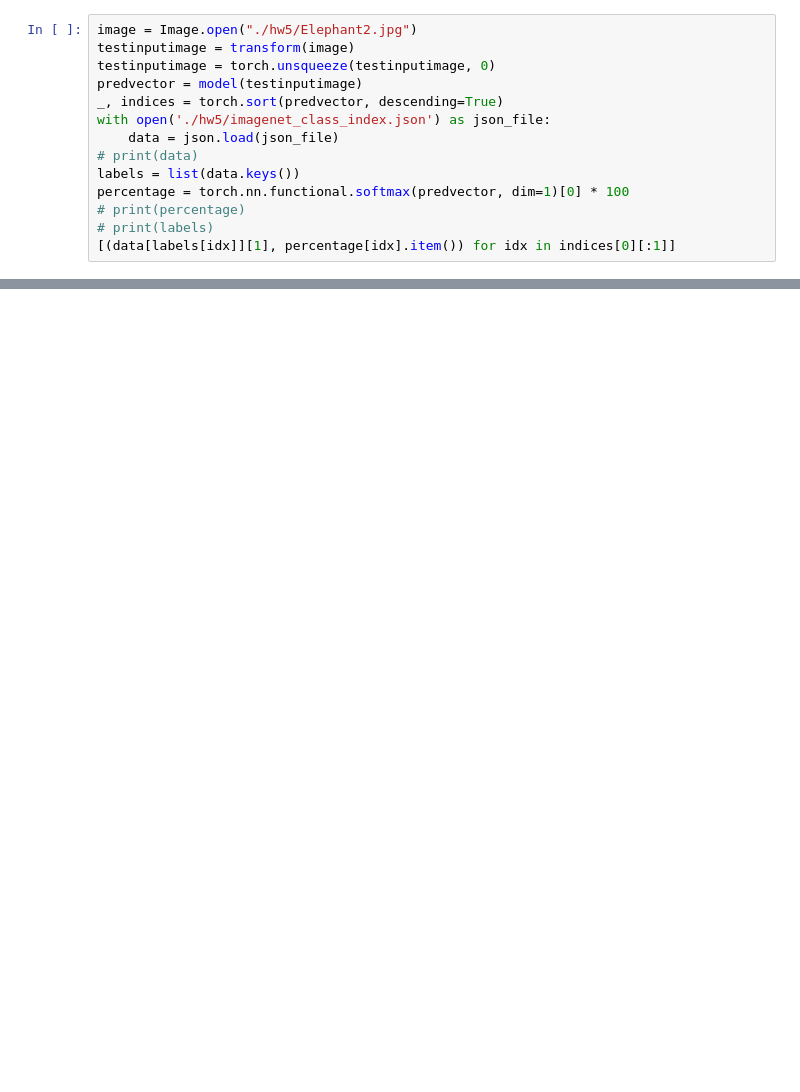
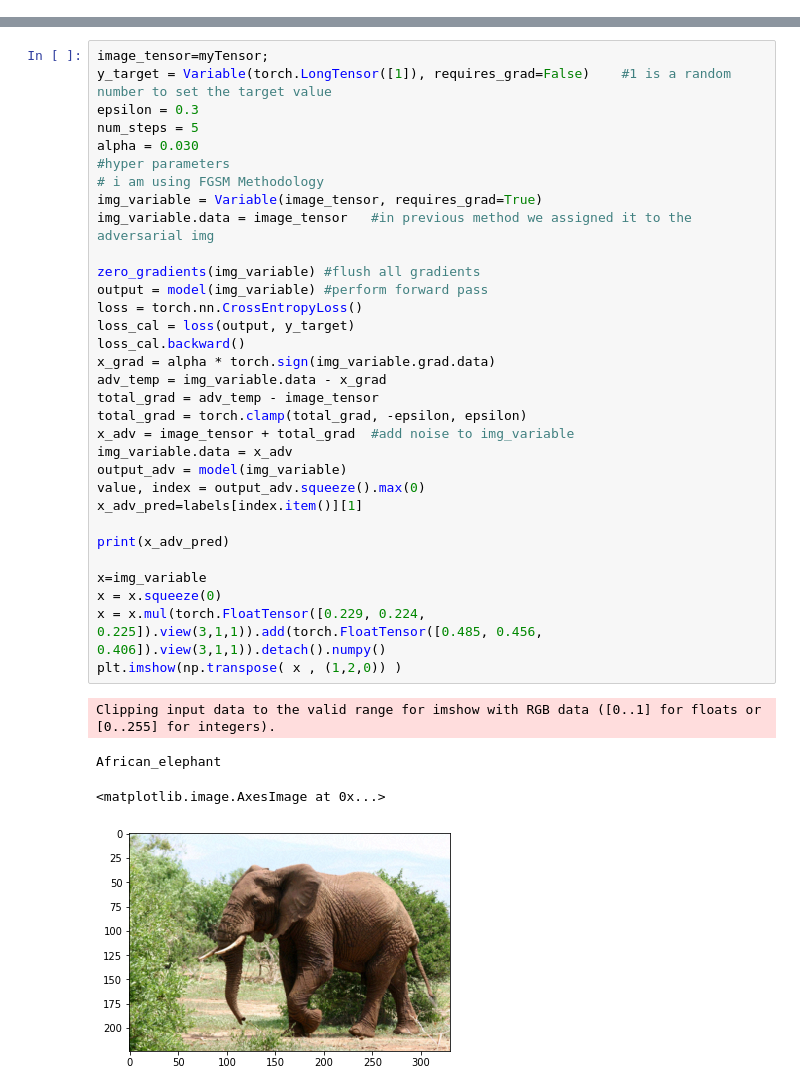
Before and after one commit to shrivardhan/school, a Jupyter notebook: ML/generativeModels/hw5_adv_examples.ipynb, the cells around one changed output, grey strips where cells are left out. Saved outputs shown, nothing was run; the diff lists cells and outputs as text; blank space fills up the shorter version.

```diff
--- a/ML/generativeModels/hw5_adv_examples.ipynb
+++ b/ML/generativeModels/hw5_adv_examples.ipynb
@@ -48,14 +15,0 @@ transform = transforms.Compose([
-# %%
-image = Image.open("./hw5/Elephant2.jpg")
-testinputimage = transform(image)
-testinputimage = torch.unsqueeze(testinputimage, 0)
-predvector = model(testinputimage)
-_, indices = torch.sort(predvector, descending=True)
-with open('./hw5/imagenet_class_index.json') as json_file:
-    data = json.load(json_file)
-# print(data)
-labels = list(data.keys())
-percentage = torch.nn.functional.softmax(predvector, dim=1)[0] * 100
-# print(percentage)
-# print(labels)
-[(data[labels[idx]][1], percentage[idx].item()) for idx in indices[0][:1]]
@@ -109,0 +48,37 @@ KeyboardInterrupt:
+# %%
+image_tensor=myTensor;
+y_target = Variable(torch.LongTensor([1]), requires_grad=False)    #1 is a random number to set the target value
+epsilon = 0.3
+num_steps = 5
+alpha = 0.030
+#hyper parameters
+# i am using FGSM Methodology
+img_variable = Variable(image_tensor, requires_grad=True)
+img_variable.data = image_tensor   #in previous method we assigned it to the adversarial img
+
+zero_gradients(img_variable) #flush all gradients
+output = model(img_variable) #perform forward pass
+loss = torch.nn.CrossEntropyLoss()
+loss_cal = loss(output, y_target)
+loss_cal.backward()
+x_grad = alpha * torch.sign(img_variable.grad.data)
+adv_temp = img_variable.data - x_grad
+total_grad = adv_temp - image_tensor
+total_grad = torch.clamp(total_grad, -epsilon, epsilon)
+x_adv = image_tensor + total_grad  #add noise to img_variable
+img_variable.data = x_adv
+output_adv = model(img_variable)
+value, index = output_adv.squeeze().max(0)
+x_adv_pred=labels[index.item()][1]
+
+print(x_adv_pred)
+
+x=img_variable
+x = x.squeeze(0)
+x = x.mul(torch.FloatTensor([0.229, 0.224, 0.225]).view(3,1,1)).add(torch.FloatTensor([0.485, 0.456, 0.406]).view(3,1,1)).detach().numpy()
+plt.imshow(np.transpose( x , (1,2,0)) )
+# %% [output]
+Clipping input data to the valid range for imshow with RGB data ([0..1] for floats or [0..255] for integers).
+African_elephant
+<matplotlib.image.AxesImage at 0x...>
+[figure, added]
```
Also changed, not shown: parts of 8 cells of this notebook, 3 other files.
